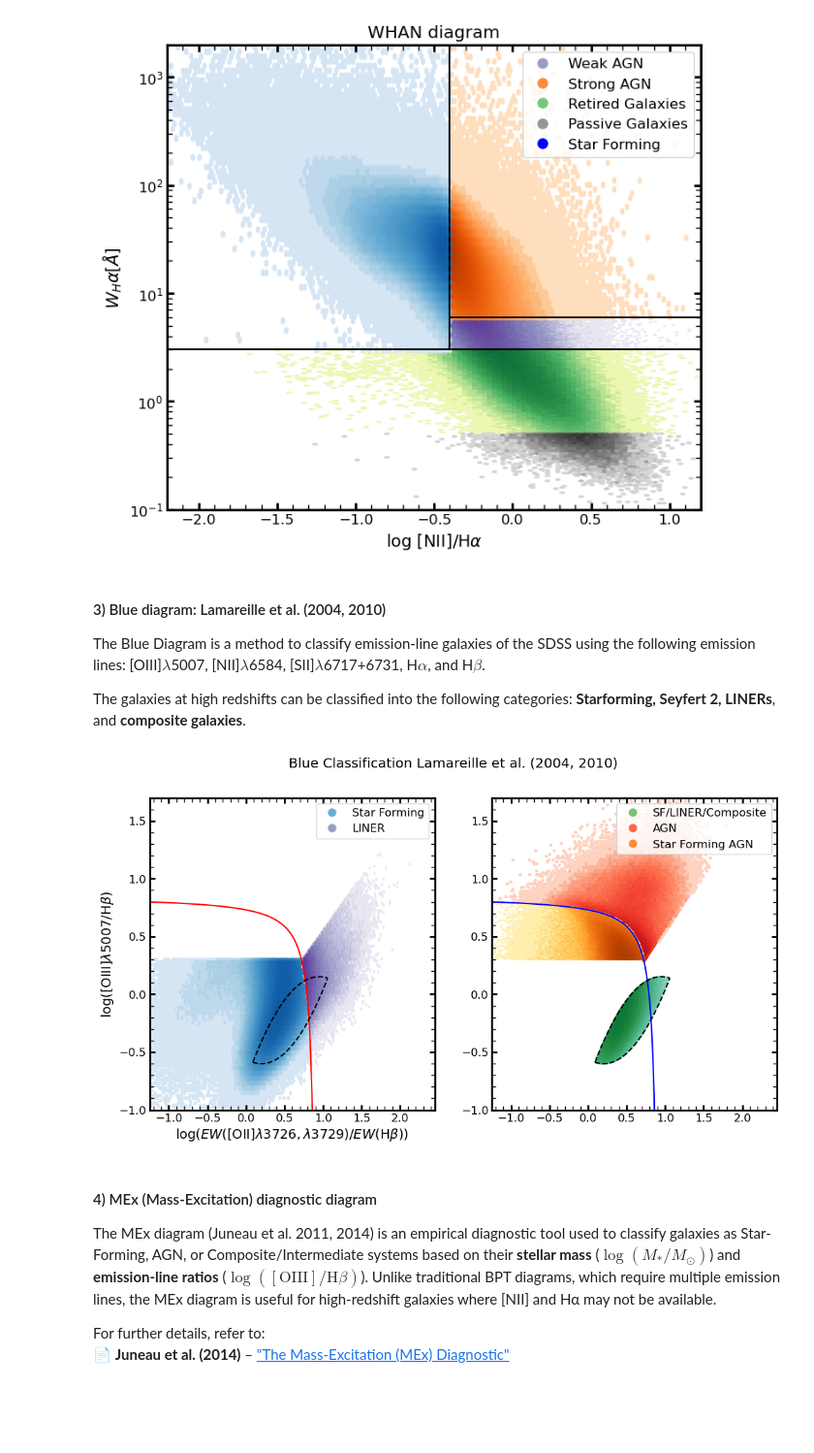
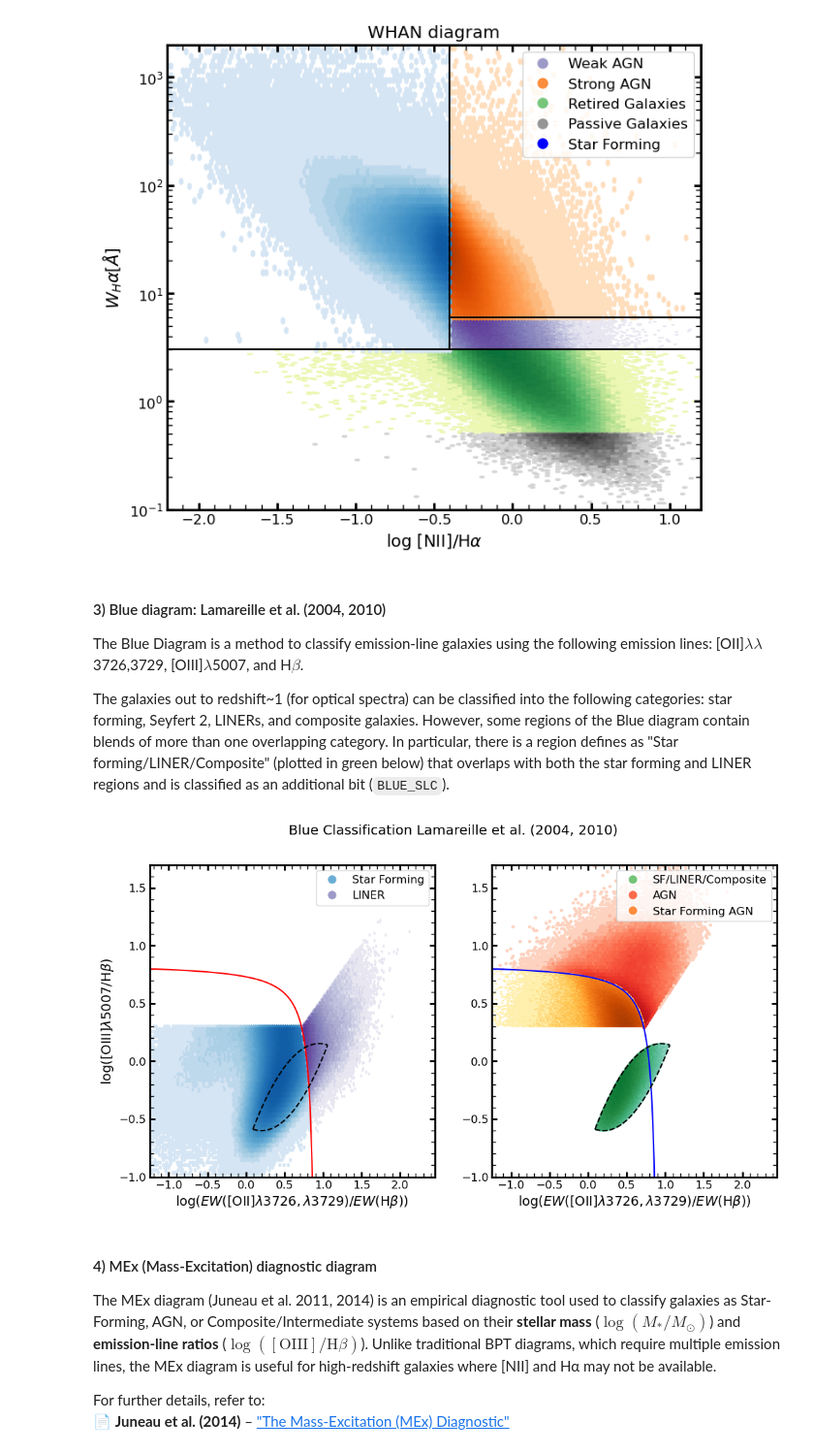
Before and after one commit to cosmodesi/desigaldev, a Jupyter notebook: AgnCats/notebooks/howto_dr1_public/01_how_to_use_AGNQSO_catalog_dr1.ipynb, the cells around one changed output. Shown at 97% size. Drawn from its saved outputs; the diff is of its cells as text; code cells hidden in the pictures; blank space fills up the shorter version.

Commit message:
fixed typos and Blue diag

```diff
--- a/AgnCats/notebooks/howto_dr1_public/01_how_to_use_AGNQSO_catalog_dr1.ipynb
+++ b/AgnCats/notebooks/howto_dr1_public/01_how_to_use_AGNQSO_catalog_dr1.ipynb
@@ -505,9 +505,9 @@ plt.show()
 # %% [markdown]
 #### 3) Blue diagram: Lamareille et al. (2004, 2010)
 
-The Blue Diagram is a method to classify emission-line galaxies of the SDSS using the following emission lines: [OIII]$\lambda $5007, [NII]$\lambda $6584, [SII]$\lambda $6717+6731, H$\alpha $, and H$\beta $.
+The Blue Diagram is a method to classify emission-line galaxies using the following emission lines: [OII]$\lambda\lambda$3726,3729, [OIII]$\lambda $5007, and H$\beta $.
 
-The galaxies at high redshifts can be classified into the following categories: **Starforming, Seyfert 2, LINERs**, and **composite galaxies**.
+The galaxies out to redshift~1 (for optical spectra) can be classified into the following categories: star forming, Seyfert 2, LINERs, and composite galaxies. However, some regions of the Blue diagram contain blends of more than one overlapping category. In particular, there is a region defines as "Star forming/LINER/Composite" (plotted in green below) that overlaps with both the star forming and LINER regions and is classified as an additional bit (`BLUE_SLC`).
 # %%
 # Create masks for each of the Blue diagnostic subsets
 blue_av_mask = T['OPT_UV_TYPE'] & OPT_UV_TYPE.BLUE != 0
@@ -538,35 +538,36 @@ ax.hexbin(xx_blue[blue_sf_mask], yy_blue[blue_sf_mask], cmap='Blues', bins=100,
 ax.hexbin(xx_blue[blue_liner_mask], yy_blue[blue_liner_mask], cmap='Purples', bins=100, norm=LogNorm(norm_min, norm_max))
 ax.plot(xx_blue_main_lines, blue_main_line, color='r')
 ax.plot(xx_blue_slc_lines, blue_eq3a, color='k', ls='--')
 ax.plot(xx_blue_slc_lines, blue_eq3b, color='k', ls='--')
 
 ax.legend(handles=legend_elements, loc='best')
 ax.set(xlabel=r'$\log(EW([\mathrm{OII}]\lambda3726,\lambda 3729) / EW(\mathrm{H}\beta))$',
        ylabel=r'$\log([\mathrm{OIII}]\lambda 5007 / \mathrm{H}\beta)$',
        xlim=[-1.25, 2.45], ylim=[-1., 1.7])
 
 legend_elements = [
     Line2D([0], [0], marker='o', color='w', label='SF/LINER/Composite', markerfacecolor=cm.Greens(0.5), markersize=10),
     Line2D([0], [0], marker='o', color='w', label='AGN', markerfacecolor=cm.Reds(0.5), markersize=10),
     Line2D([0], [0], marker='o', color='w', label='Star Forming AGN', markerfacecolor=cm.Oranges(0.5), markersize=10)
     ]
 
 bx.hexbin(xx_blue[blue_slc_mask], yy_blue[blue_slc_mask], cmap='BuGn', bins=100, norm=LogNorm(norm_min, norm_max))
 bx.hexbin(xx_blue[blue_agn_mask], yy_blue[blue_agn_mask], cmap='Reds', bins=100, norm=LogNorm(norm_min, norm_max))
 bx.hexbin(xx_blue[blue_sfagn_mask], yy_blue[blue_sfagn_mask], cmap='YlOrBr', bins=100, norm=LogNorm(norm_min, norm_max))
 bx.plot(xx_blue_main_lines, blue_main_line, color='b')
 bx.plot(xx_blue_slc_lines, blue_eq3a, color='k', ls='--')
 bx.plot(xx_blue_slc_lines, blue_eq3b, color='k', ls='--')
 
 
 bx.legend(handles=legend_elements, loc='best')
-bx.set(xlim=[-1.25, 2.45], ylim=[-1., 1.7])
+bx.set(xlabel=r'$\log(EW([\mathrm{OII}]\lambda3726,\lambda 3729) / EW(\mathrm{H}\beta))$',
+       xlim=[-1.25, 2.45], ylim=[-1., 1.7])
 
 fig.suptitle('Blue Classification Lamareille et al. (2004, 2010)')
 # plt.axis('scaled')
 plt.show()
 # %% [output]
-[figure, old version]
+[figure, new version]
 # %% [markdown]
 #### 4) MEx (Mass-Excitation) diagnostic diagram
 
```
Also changed, not shown: parts of 9 cells of this notebook.
